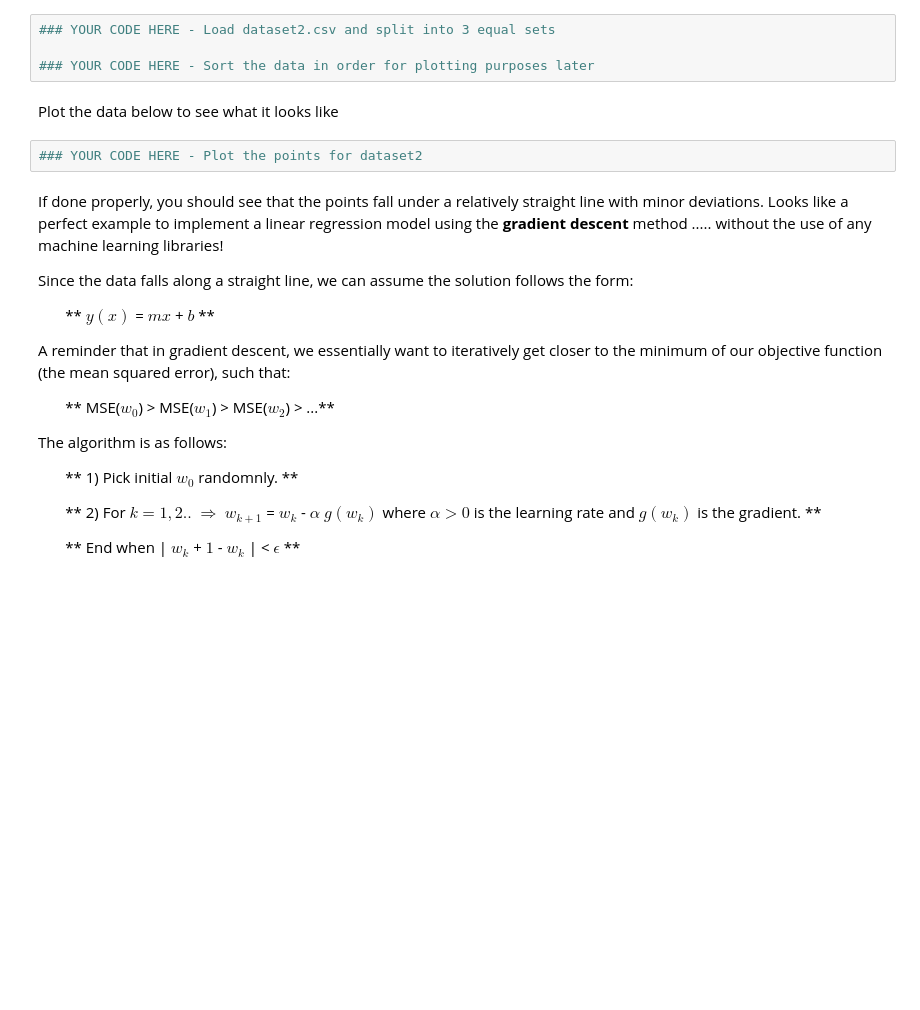
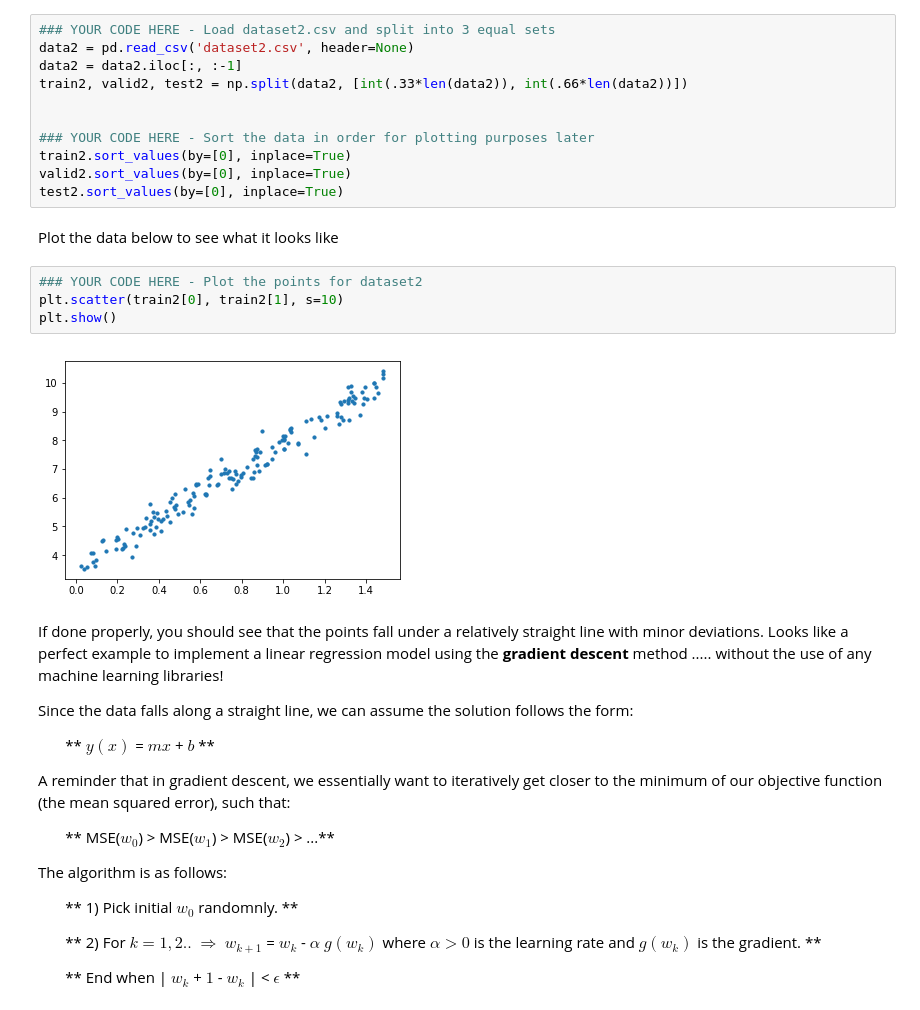
Before and after one commit to McGillAISociety/mais-bootcamp-w2019, a Jupyter notebook: Assignment2/Assignment 2.ipynb, the cells around one changed output. Saved outputs shown, nothing was run; the diff lists cells and outputs as text; blank space fills up the shorter version.

```diff
--- a/Assignment2/Assignment 2.ipynb
+++ b/Assignment2/Assignment 2.ipynb
@@ -180,12 +237,23 @@ Make sure to review the slides, do some research, and/or ask for clarification i
 For the rest of the assignment, we will use the other dataset named **dataset2.csv**. First load the csv and split the model into train, valid, and test sets as shown earlier in the assignment.
 # %%
 ### YOUR CODE HERE - Load dataset2.csv and split into 3 equal sets
+data2 = pd.read_csv('dataset2.csv', header=None)
+data2 = data2.iloc[:, :-1]
+train2, valid2, test2 = np.split(data2, [int(.33*len(data2)), int(.66*len(data2))])
+
 
 ### YOUR CODE HERE - Sort the data in order for plotting purposes later
+train2.sort_values(by=[0], inplace=True)
+valid2.sort_values(by=[0], inplace=True)
+test2.sort_values(by=[0], inplace=True)
 # %% [markdown]
 Plot the data below to see what it looks like
 # %%
 ### YOUR CODE HERE - Plot the points for dataset2
+plt.scatter(train2[0], train2[1], s=10)
+plt.show()
+# %% [output]
+[figure, added]
 # %% [markdown]
 If done properly, you should see that the points fall under a relatively straight line with minor deviations. Looks like a perfect example to implement a linear regression model using the **gradient descent** method ..... without the use of any machine learning libraries!
 
```
Also changed, not shown: parts of 12 cells of this notebook.
